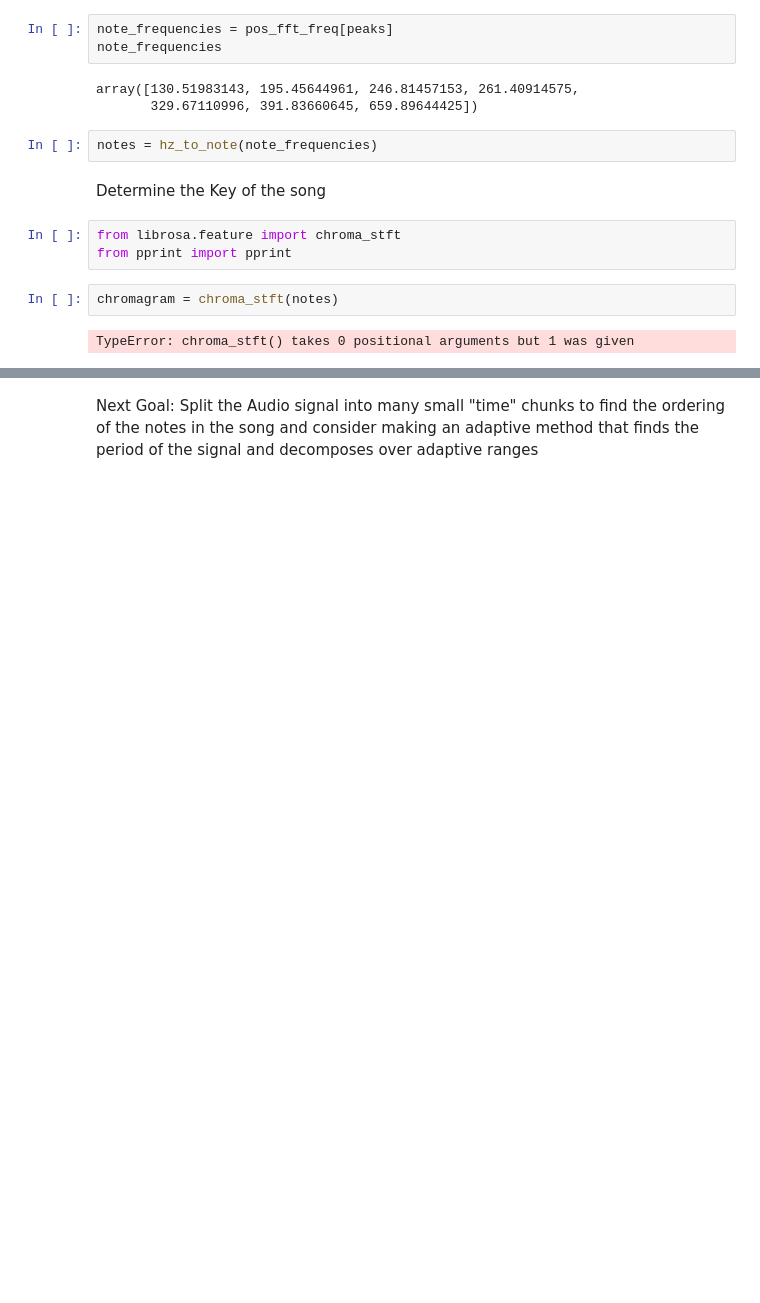
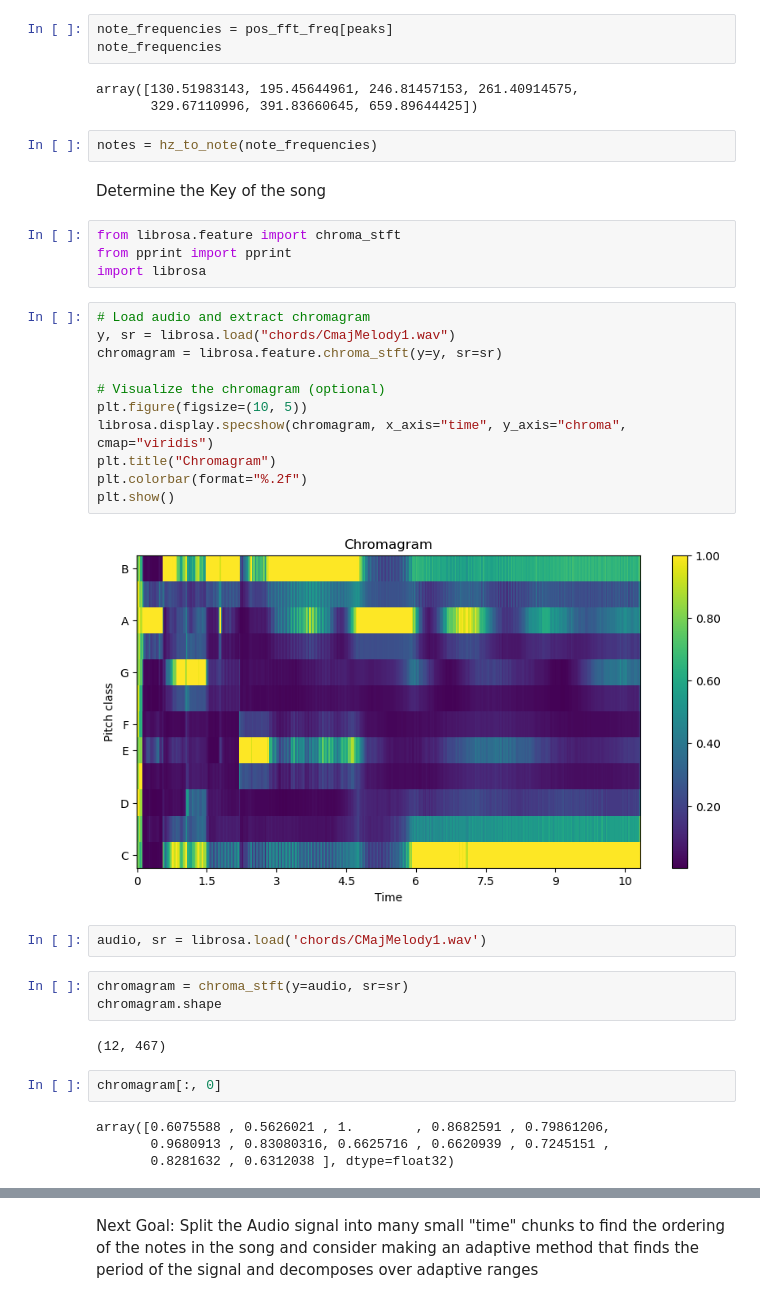
Before and after one commit to kujabes/SpaCy-Music, a Jupyter notebook: fourier_analysis.ipynb, the cells around one changed output, grey strips where cells are left out. Cells and saved outputs as stored; diff of their text form; blank space fills up the shorter version.

Commit message:
Added a new scale to test chroma visualization

```diff
--- a/fourier_analysis.ipynb
+++ b/fourier_analysis.ipynb
@@ -92,7 +92,30 @@ Determine the Key of the song
 # %%
 from librosa.feature import chroma_stft
 from pprint import pprint
+import librosa
-# %%
-chromagram = chroma_stft(notes)
-# %% [output]
-TypeError: chroma_stft() takes 0 positional arguments but 1 was given
+# %%
+# Load audio and extract chromagram
+y, sr = librosa.load("chords/CmajMelody1.wav")
+chromagram = librosa.feature.chroma_stft(y=y, sr=sr)
+
+# Visualize the chromagram (optional)
+plt.figure(figsize=(10, 5))
+librosa.display.specshow(chromagram, x_axis="time", y_axis="chroma", cmap="viridis")
+plt.title("Chromagram")
+plt.colorbar(format="%.2f")
+plt.show()
+# %% [output]
+[figure, added]
+# %%
+audio, sr = librosa.load('chords/CMajMelody1.wav')
+# %%
+chromagram = chroma_stft(y=audio, sr=sr)
+chromagram.shape
+# %% [output]
+(12, 467)
+# %%
+chromagram[:, 0]
+# %% [output]
+array([0.6075588 , 0.5626021 , 1.        , 0.8682591 , 0.79861206,
+       0.9680913 , 0.83080316, 0.6625716 , 0.6620939 , 0.7245151 ,
+       0.8281632 , 0.6312038 ], dtype=float32)
```
Also changed, not shown: parts of 1 cell of this notebook, 2 other files.
